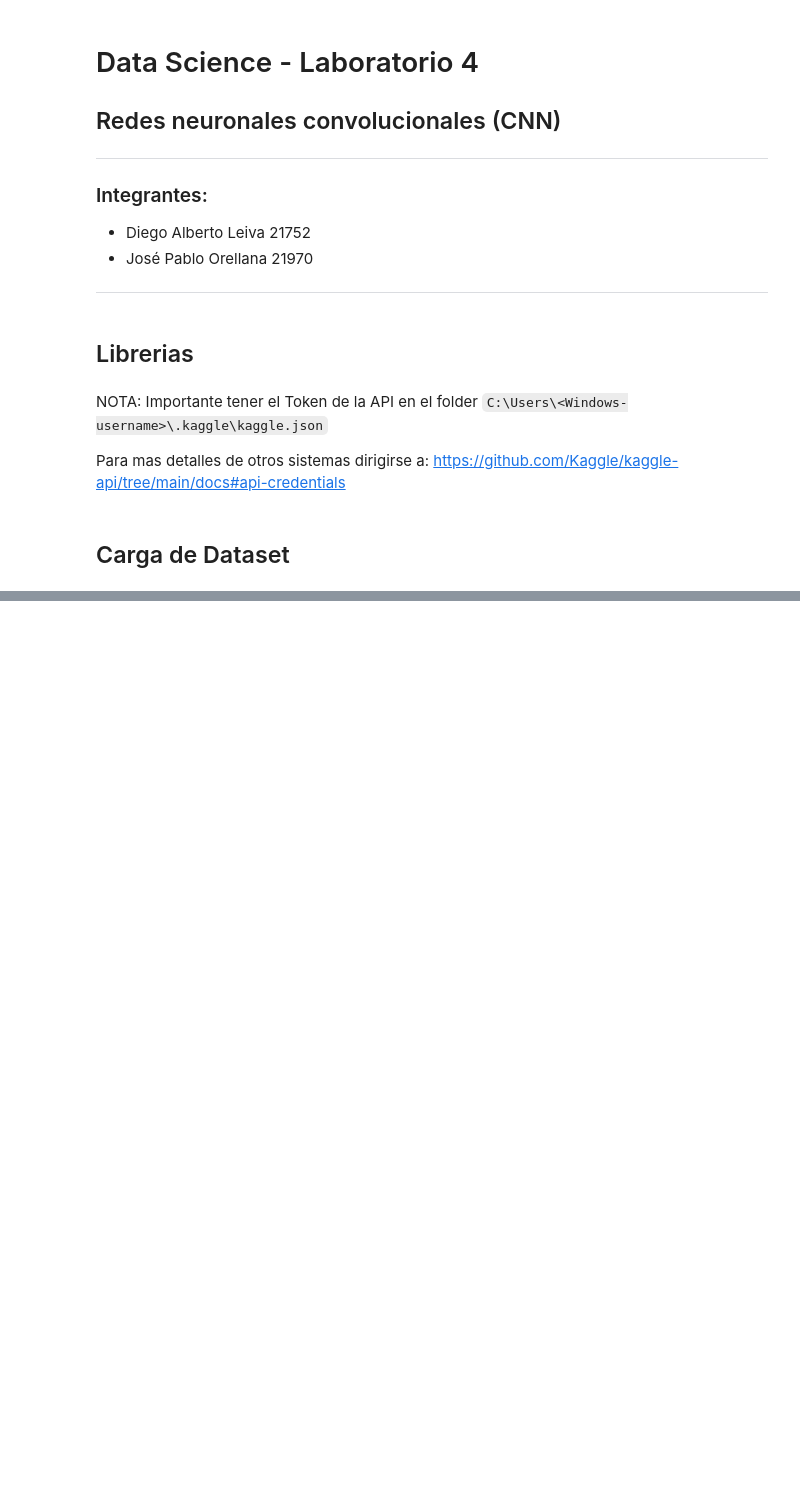
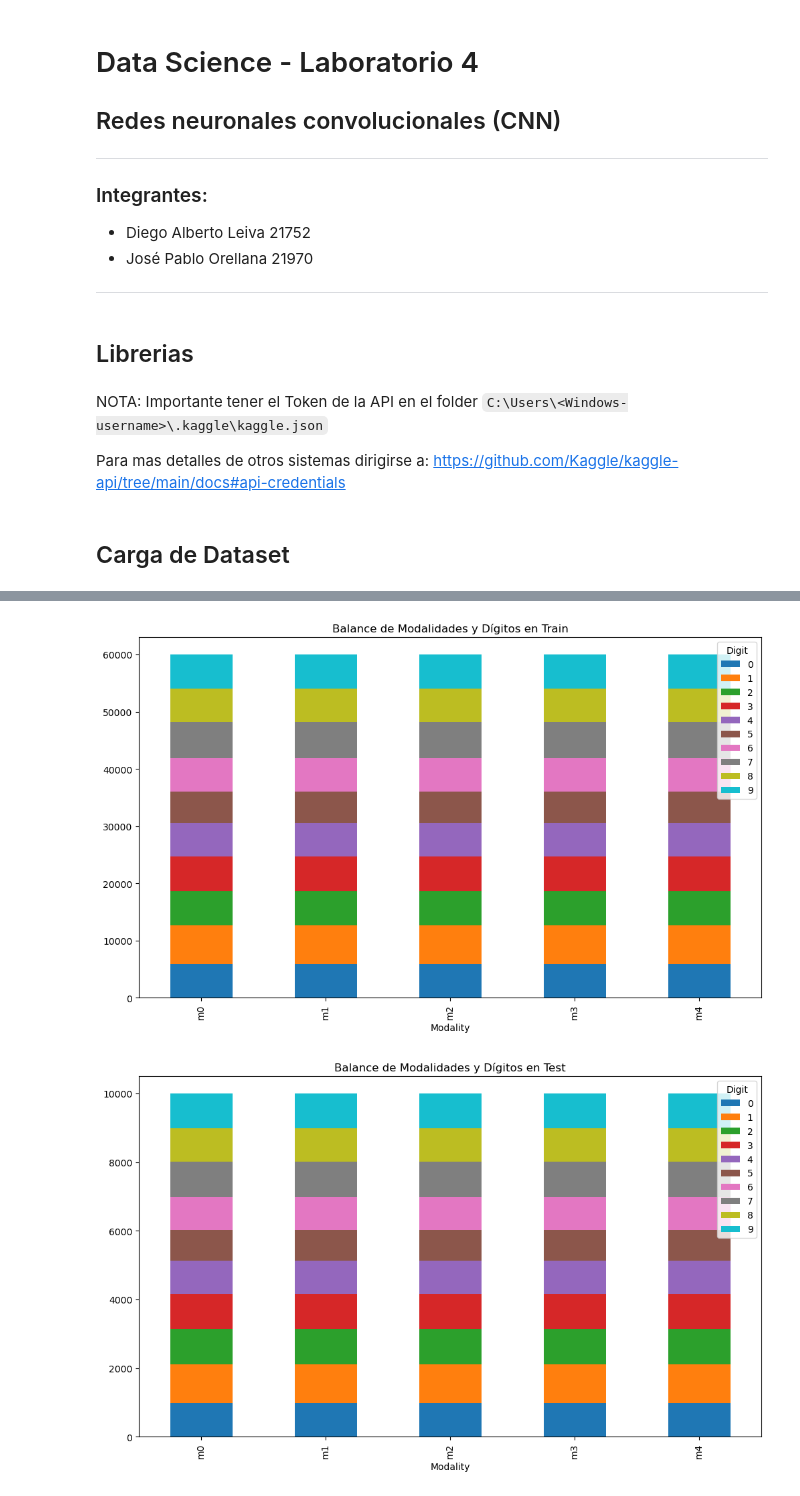
Before and after one commit to LeivaDiego/Lab4-DataScience, a Jupyter notebook: Lab4_CNN.ipynb, the cells around one changed output, grey strips where cells are left out. Cells and saved outputs as stored; diff of their text form; code cells hidden in the pictures; blank space fills up the shorter version.

```diff
--- a/Lab4_CNN.ipynb
+++ b/Lab4_CNN.ipynb
@@ -83,0 +153,14 @@ EXITO: Archivos de PolyMNIST descomprimidos en 'dataset'
+# %%
+# Verificar el balance de los datos en términos de modalidad y dígito
+balance_check_train = train_df.groupby(['Modality', 'Digit']).size().unstack(fill_value=0)
+balance_check_test = test_df.groupby(['Modality', 'Digit']).size().unstack(fill_value=0)
+
+# Mostrar la tabla de balance
+balance_check_train.plot(kind='bar', stacked=True, figsize=(12, 7), title='Balance de Modalidades y Dígitos en Train')
+plt.show()
+
+balance_check_test.plot(kind='bar', stacked=True, figsize=(12, 7), title='Balance de Modalidades y Dígitos en Test')
+plt.show()
+# %% [output]
+[figure, added]
+[figure, added]
```
Also changed, not shown: parts of 7 cells of this notebook.
